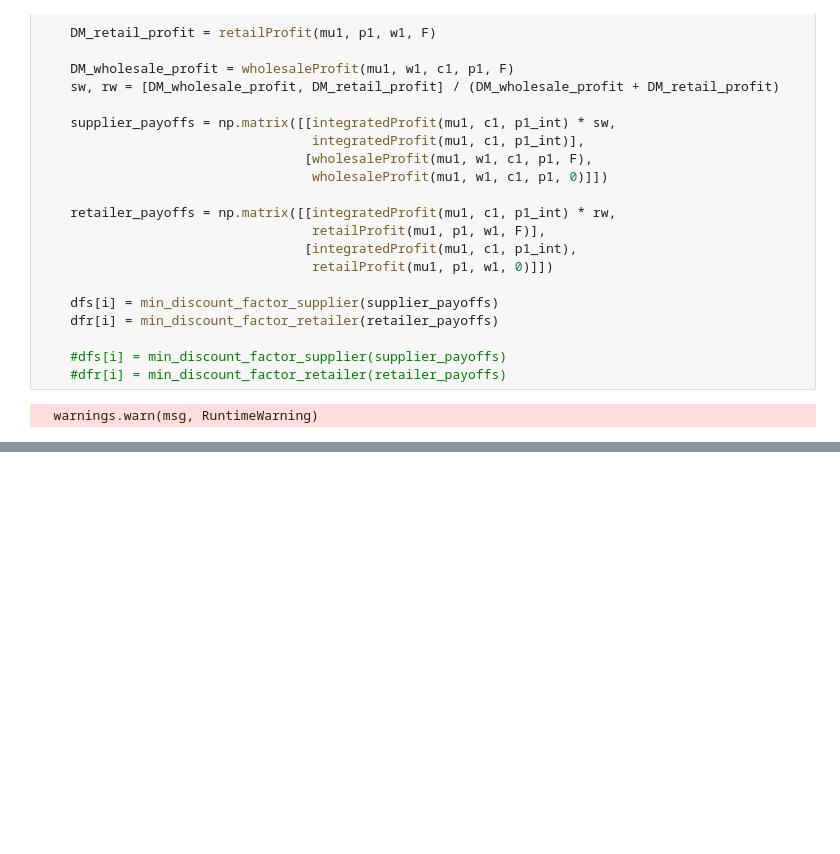
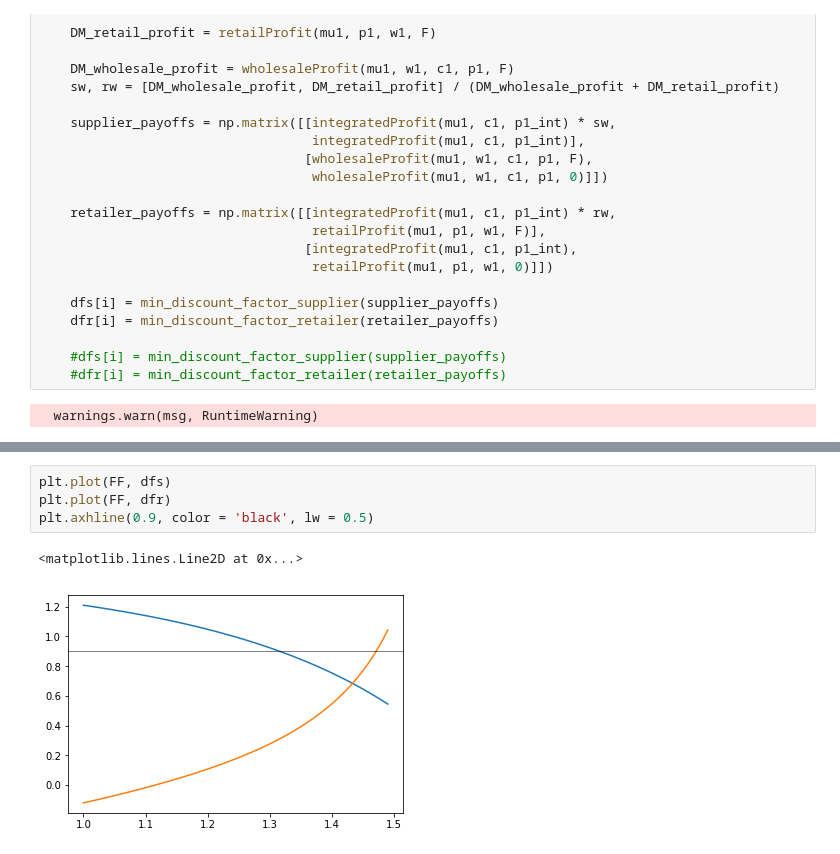
Before and after one commit to delphinevendryes/cs136-project, a Jupyter notebook: CS136-project.ipynb, the cells around one changed output, grey strips where cells are left out. Saved outputs shown, nothing was run; the diff lists cells and outputs as text; blank space fills up the shorter version.

```diff
--- a/CS136-project.ipynb
+++ b/CS136-project.ipynb
@@ -683,0 +955,7 @@ for i in range(nrounds):
+# %%
+plt.plot(FF, dfs)
+plt.plot(FF, dfr)
+plt.axhline(0.9, color = 'black', lw = 0.5)
+# %% [output]
+<matplotlib.lines.Line2D at 0x...>
+[figure, added]
```
Also changed, not shown: parts of 32 cells of this notebook, 1 other file.
